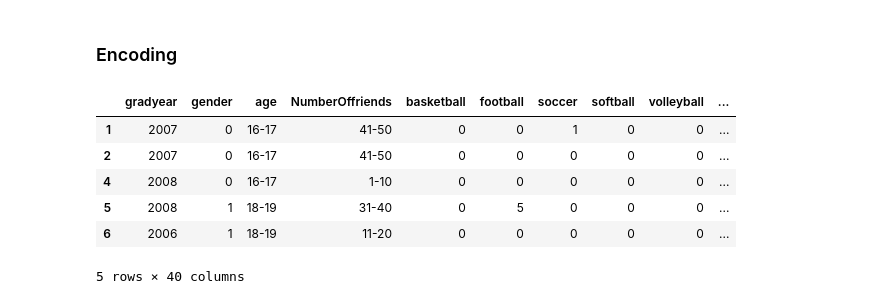
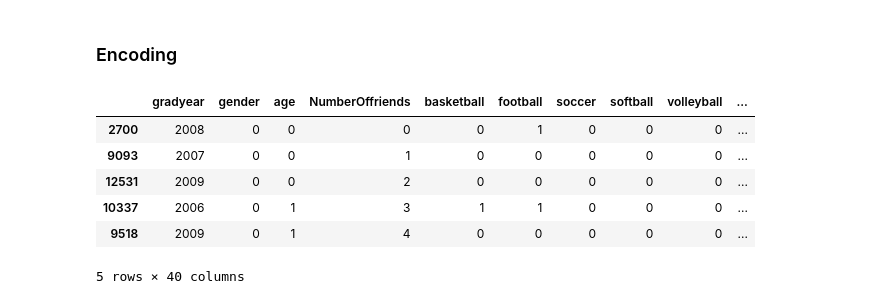
Before and after one commit to leonbittner/dasciws2324, a Jupyter notebook: 03_clustering/03_clustering.ipynb, the cells around one changed output. Saved outputs shown, nothing was run; the diff lists cells and outputs as text; code cells hidden in the pictures.

```diff
--- a/03_clustering/03_clustering.ipynb
+++ b/03_clustering/03_clustering.ipynb
@@ -82,3 +82,17 @@ sns.histplot(df_social['gender'])
 [figure]
 # %% [markdown]
 Wir sehen ein starkes Ungleichgewicht in Richtung des weiblichen Geschlechts, diesem werden wir uns später widmen.
+# %%
+# Dataframe aufteilen nach Geschlecht
+df_social_m = df_social[df_social['gender'] == 'M']
+df_social_f = df_social[df_social['gender'] == 'F']
+
+# Die unterrepräsentierte Klasse identifizieren
+undersample_size = min(len(df_social_m), len(df_social_f))
+
+# Beide Dataframes nach der Größe der kleineren Klasse resamplen
+df_social_m_under = df_social_m.sample(undersample_size, random_state=42)
+df_social_f_under = df_social_f.sample(undersample_size, random_state=42)
+
+# Beide Dataframes wieder kombinieren
+df_social = pd.concat([df_social_m_under, df_social_f_under])
@@ -86,19 +105,19 @@ Wir sehen ein starkes Ungleichgewicht in Richtung des weiblichen Geschlechts, di
 ### Encoding
 # %%
 # Nicht-numerische Spalten identifizieren
-non_numeric_columns = df_social.select_dtypes(include=['object']).columns
+non_numeric_columns = df_social.select_dtypes(include=['object', 'category']).columns
 
 # Alle nicht-numerischen Spalten encoden
 for col in non_numeric_columns:
     unique_values = df_social[col].unique()
     df_social[col] = df_social[col].replace(to_replace=unique_values, value=list(range(len(unique_values))))
 
 df_social.head()
 # %% [output]
 |  | gradyear | gender | age | NumberOffriends | basketball | football | soccer | softball | volleyball | ... |
-| 1 | 2007 | 0 | 16-17 | 41-50 | 0 | 0 | 1 | 0 | 0 | ... |
-| 2 | 2007 | 0 | 16-17 | 41-50 | 0 | 0 | 0 | 0 | 0 | ... |
-| 4 | 2008 | 0 | 16-17 | 1-10 | 0 | 0 | 0 | 0 | 0 | ... |
-| 5 | 2008 | 1 | 18-19 | 31-40 | 0 | 5 | 0 | 0 | 0 | ... |
-| 6 | 2006 | 1 | 18-19 | 11-20 | 0 | 0 | 0 | 0 | 0 | ... |
+| 2700 | 2008 | 0 | 0 | 0 | 0 | 1 | 0 | 0 | 0 | ... |
+| 9093 | 2007 | 0 | 0 | 1 | 0 | 0 | 0 | 0 | 0 | ... |
+| 12531 | 2009 | 0 | 0 | 2 | 0 | 0 | 0 | 0 | 0 | ... |
+| 10337 | 2006 | 0 | 1 | 3 | 1 | 1 | 0 | 0 | 0 | ... |
+| 9518 | 2009 | 0 | 1 | 4 | 0 | 0 | 0 | 0 | 0 | ... |
 5 rows × 40 columns
```
Also changed, not shown: parts of 9 cells of this notebook.
